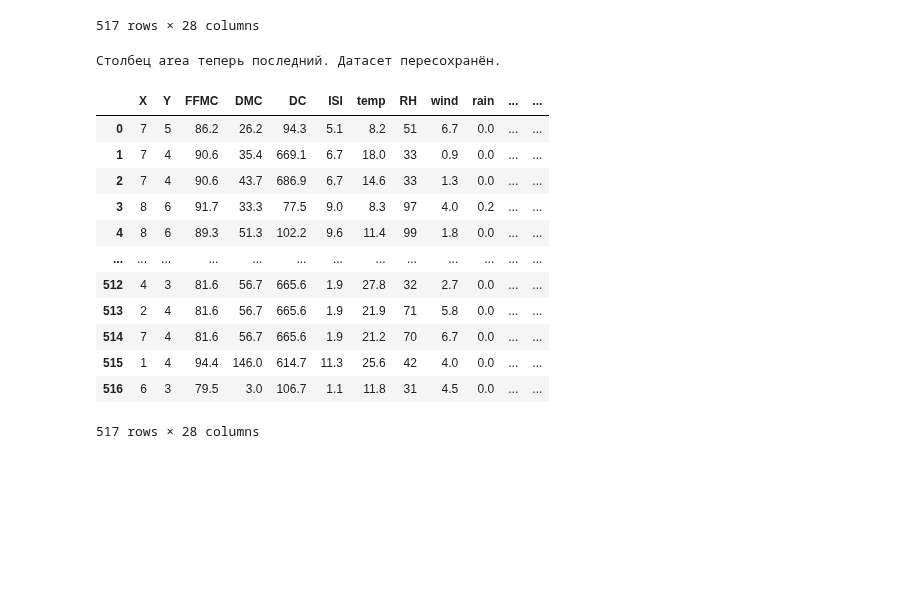
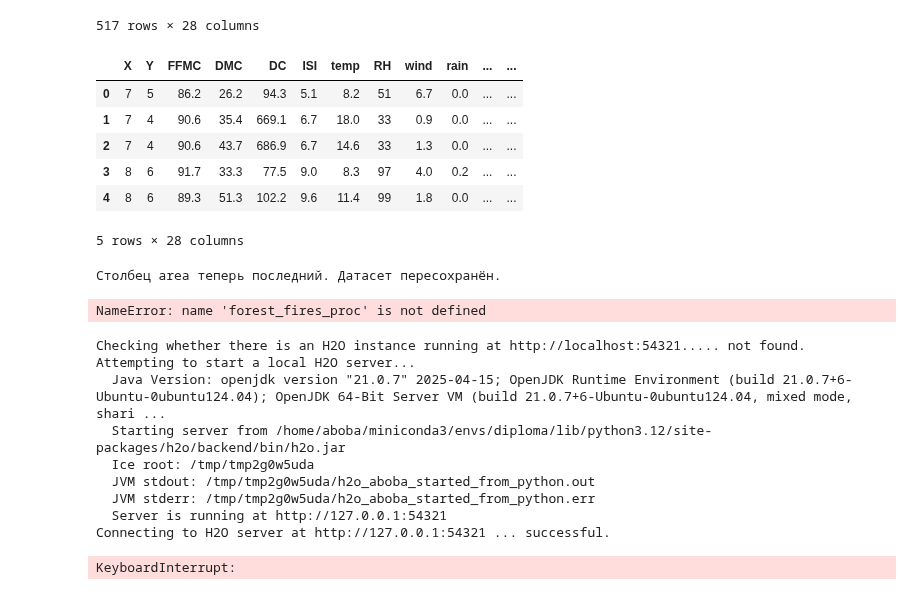
Before and after one commit to rikire/diploma, a Jupyter notebook: diploma/analysis.ipynb, the cells around one changed output. Cells and saved outputs as stored; diff of their text form; code cells hidden in the pictures; blank space fills up the shorter version.

```diff
--- a/diploma/analysis.ipynb
+++ b/diploma/analysis.ipynb
@@ -164,6 +161,20 @@ Index(['X', 'Y', 'FFMC', 'DMC', 'DC', 'ISI', 'temp', 'RH', 'wind', 'rain',
 | 515 | 1 | 4 | 94.4 | 146.0 | 614.7 | 11.3 | 25.6 | 42 | 4.0 | 0.0 | ... | ... |
 | 516 | 6 | 3 | 79.5 | 3.0 | 106.7 | 1.1 | 11.8 | 31 | 4.5 | 0.0 | ... | ... |
 517 rows × 28 columns
+# %%
+# Заменим False на 0 и True на 1, оставим только числовые признаки
+forest_fires_proc = forest_fires_proc.replace({False: 0, True: 1})
+forest_fires_proc = forest_fires_proc.select_dtypes(include=[np.number])
+forest_fires_proc.to_csv('/mnt/c/study/paper/diploma/datasets/forest_fires_prepared.csv', index=False)
+forest_fires_proc.head()
+# %% [output]
+|  | X | Y | FFMC | DMC | DC | ISI | temp | RH | wind | rain | ... | ... |
+| 0 | 7 | 5 | 86.2 | 26.2 | 94.3 | 5.1 | 8.2 | 51 | 6.7 | 0.0 | ... | ... |
+| 1 | 7 | 4 | 90.6 | 35.4 | 669.1 | 6.7 | 18.0 | 33 | 0.9 | 0.0 | ... | ... |
+| 2 | 7 | 4 | 90.6 | 43.7 | 686.9 | 6.7 | 14.6 | 33 | 1.3 | 0.0 | ... | ... |
+| 3 | 8 | 6 | 91.7 | 33.3 | 77.5 | 9.0 | 8.3 | 97 | 4.0 | 0.2 | ... | ... |
+| 4 | 8 | 6 | 89.3 | 51.3 | 102.2 | 9.6 | 11.4 | 99 | 1.8 | 0.0 | ... | ... |
+5 rows × 28 columns
 # %%
 # Переместим area в конец
 cols = [col for col in forest_fires_proc.columns if col != 'area'] + ['area']
@@ -177,19 +188,7 @@ print('Столбец area теперь последний. Датасет пе
 # %%
 forest_fires_proc
 # %% [output]
-|  | X | Y | FFMC | DMC | DC | ISI | temp | RH | wind | rain | ... | ... |
-| 0 | 7 | 5 | 86.2 | 26.2 | 94.3 | 5.1 | 8.2 | 51 | 6.7 | 0.0 | ... | ... |
-| 1 | 7 | 4 | 90.6 | 35.4 | 669.1 | 6.7 | 18.0 | 33 | 0.9 | 0.0 | ... | ... |
-| 2 | 7 | 4 | 90.6 | 43.7 | 686.9 | 6.7 | 14.6 | 33 | 1.3 | 0.0 | ... | ... |
-| 3 | 8 | 6 | 91.7 | 33.3 | 77.5 | 9.0 | 8.3 | 97 | 4.0 | 0.2 | ... | ... |
-| 4 | 8 | 6 | 89.3 | 51.3 | 102.2 | 9.6 | 11.4 | 99 | 1.8 | 0.0 | ... | ... |
-| ... | ... | ... | ... | ... | ... | ... | ... | ... | ... | ... | ... | ... |
-| 512 | 4 | 3 | 81.6 | 56.7 | 665.6 | 1.9 | 27.8 | 32 | 2.7 | 0.0 | ... | ... |
-| 513 | 2 | 4 | 81.6 | 56.7 | 665.6 | 1.9 | 21.9 | 71 | 5.8 | 0.0 | ... | ... |
-| 514 | 7 | 4 | 81.6 | 56.7 | 665.6 | 1.9 | 21.2 | 70 | 6.7 | 0.0 | ... | ... |
-| 515 | 1 | 4 | 94.4 | 146.0 | 614.7 | 11.3 | 25.6 | 42 | 4.0 | 0.0 | ... | ... |
-| 516 | 6 | 3 | 79.5 | 3.0 | 106.7 | 1.1 | 11.8 | 31 | 4.5 | 0.0 | ... | ... |
-517 rows × 28 columns
+NameError: name 'forest_fires_proc' is not defined
 # %%
 import h2o
 from h2o.automl import H2OAutoML
@@ -220,6 +219,44 @@ leader = aml.leader
 # Оценка на тестовой выборке
 perf = leader.model_performance(test_data=test)
 print(perf)
+# %%
+import h2o
+from h2o.automl import H2OAutoML
+
+# Инициализация H2O
+h2o.init()
+
+# Загрузка данных
+data = h2o.import_file("/mnt/c/study/paper/diploma/datasets/daily_sunspots_lags.csv")
+
+# Определение признаков и целевой переменной
+x = [col for col in data.columns if col != 'counts']
+y = 'counts'
+
+# Разделение на обучающую и тестовую выборки
+train, test = data.split_frame(ratios=[0.8], seed=123)
+
+# Создание и обучение модели
+aml = H2OAutoML(max_models=20, max_runtime_secs=600, seed=1)
+aml.train(x=x, y=y, training_frame=train)
+
+# Получение лучшей модели
+leader = aml.leader
+a
+# Оценка на тестовой выборке
+perf = leader.model_performance(test_data=test)
+print(perf)
+# %% [output]
+Checking whether there is an H2O instance running at http://localhost:54321..... not found.
+Attempting to start a local H2O server...
+  Java Version: openjdk version "21.0.7" 2025-04-15; OpenJDK Runtime Environment (build 21.0.7+6-Ubuntu-0ubuntu124.04); OpenJDK 64-Bit Server VM (build 21.0.7+6-Ubuntu-0ubuntu124.04, mixed mode, shari ...
+  Starting server from /home/aboba/miniconda3/envs/diploma/lib/python3.12/site-packages/h2o/backend/bin/h2o.jar
+  Ice root: /tmp/tmp2g0w5uda
+  JVM stdout: /tmp/tmp2g0w5uda/h2o_aboba_started_from_python.out
+  JVM stderr: /tmp/tmp2g0w5uda/h2o_aboba_started_from_python.err
+  Server is running at http://127.0.0.1:54321
+Connecting to H2O server at http://127.0.0.1:54321 ... successful.
+KeyboardInterrupt:
 # %%
 import pandas as pd
 from sklearn.model_selection import train_test_split
```
Also changed, not shown: parts of 3 cells of this notebook, 20 other files.
